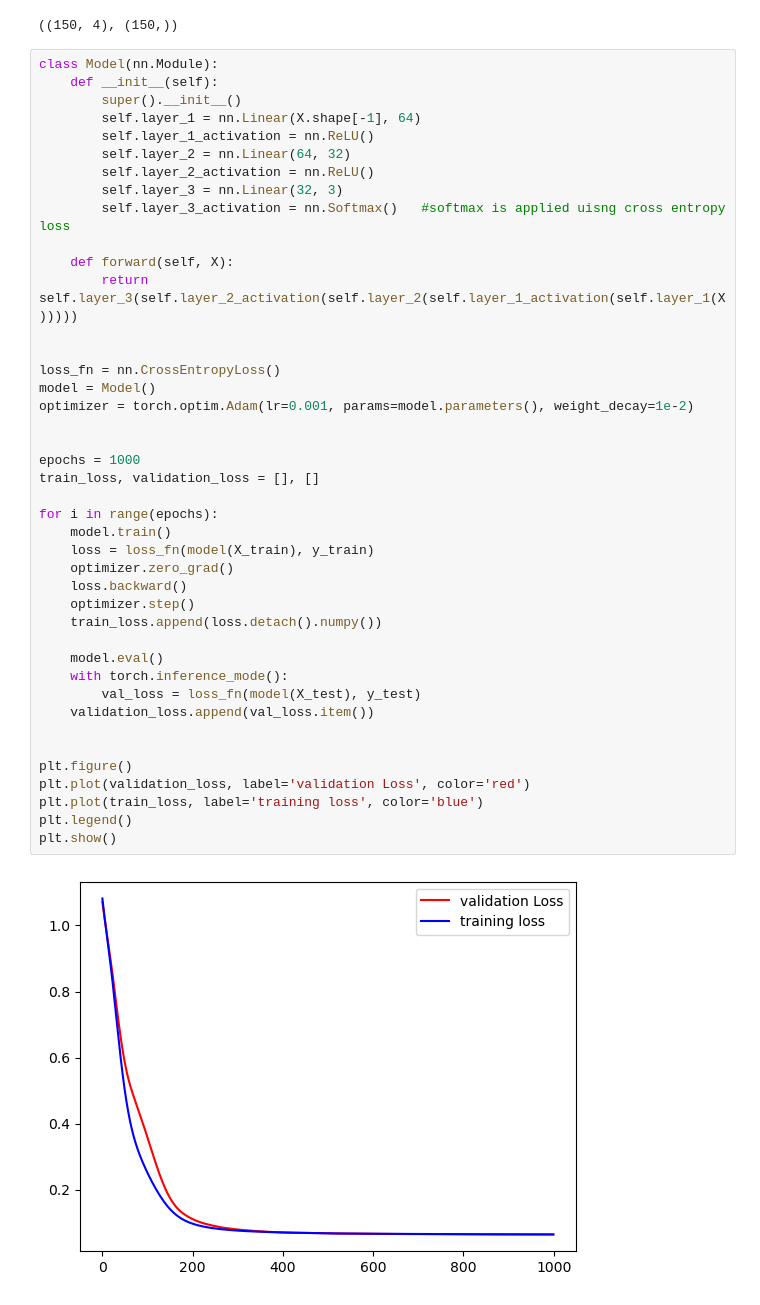
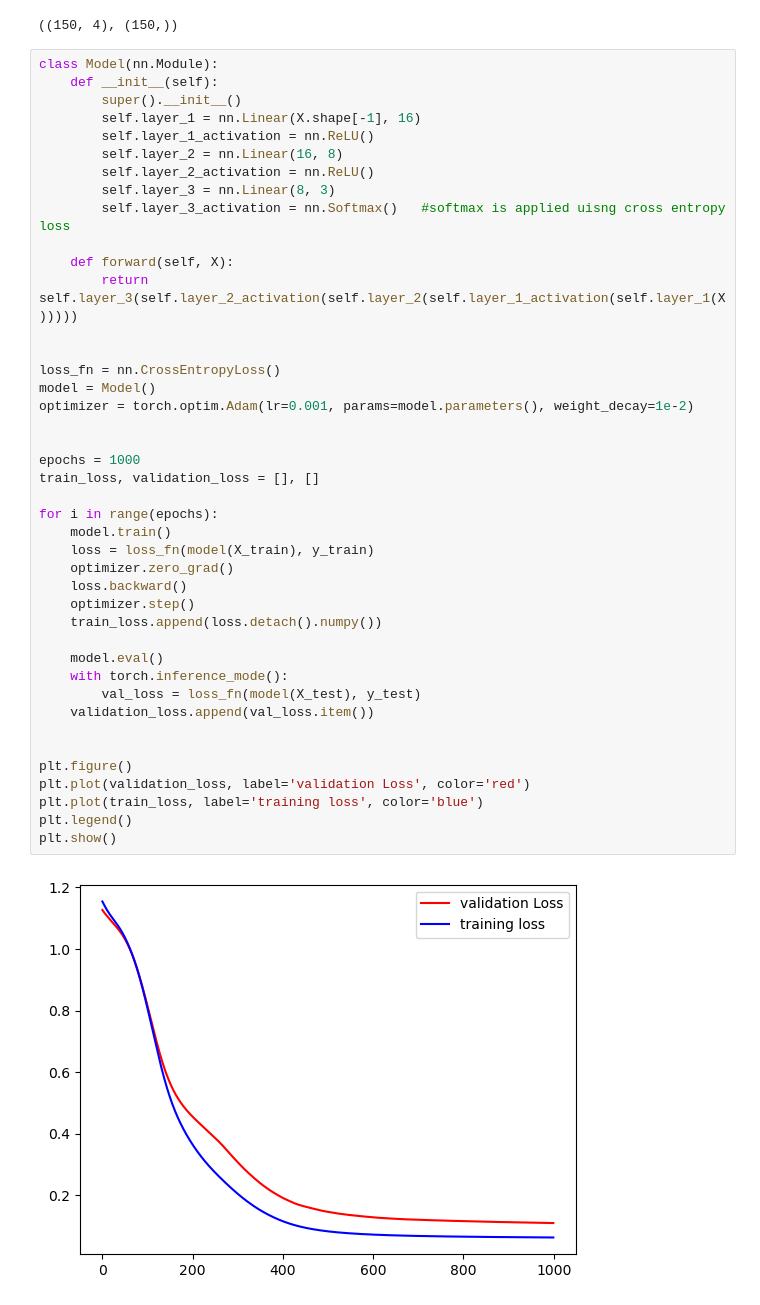
Before and after one commit to qamarr6092/Deep-Learning, a Jupyter notebook: Pytorch Basics/pytorch_basics.ipynb, the cells around one changed output. Cells and saved outputs as stored; diff of their text form.

```diff
--- a/Pytorch Basics/pytorch_basics.ipynb
+++ b/Pytorch Basics/pytorch_basics.ipynb
@@ -744,11 +740,11 @@ X.shape, y.shape
 class Model(nn.Module):
     def __init__(self):
         super().__init__()
-        self.layer_1 = nn.Linear(X.shape[-1], 64)
+        self.layer_1 = nn.Linear(X.shape[-1], 16)
         self.layer_1_activation = nn.ReLU()
-        self.layer_2 = nn.Linear(64, 32)
+        self.layer_2 = nn.Linear(16, 8)
         self.layer_2_activation = nn.ReLU()
-        self.layer_3 = nn.Linear(32, 3)
+        self.layer_3 = nn.Linear(8, 3)
         self.layer_3_activation = nn.Softmax()   #softmax is applied uisng cross entropy loss
 
     def forward(self, X):
@@ -756,31 +752,31 @@ class Model(nn.Module):
 
 
 loss_fn = nn.CrossEntropyLoss()
 model = Model()
 optimizer = torch.optim.Adam(lr=0.001, params=model.parameters(), weight_decay=1e-2)
 
 
 epochs = 1000
 train_loss, validation_loss = [], []
 
 for i in range(epochs):
     model.train()
     loss = loss_fn(model(X_train), y_train)
     optimizer.zero_grad()
     loss.backward()
     optimizer.step()
     train_loss.append(loss.detach().numpy())
 
     model.eval()
     with torch.inference_mode():
         val_loss = loss_fn(model(X_test), y_test)
     validation_loss.append(val_loss.item())
 
 
 plt.figure()
 plt.plot(validation_loss, label='validation Loss', color='red')
 plt.plot(train_loss, label='training loss', color='blue')
 plt.legend()
 plt.show()
 # %% [output]
-[figure, old version]
+[figure, new version]
```
Also changed, not shown: parts of 44 cells of this notebook, 2 other files.
